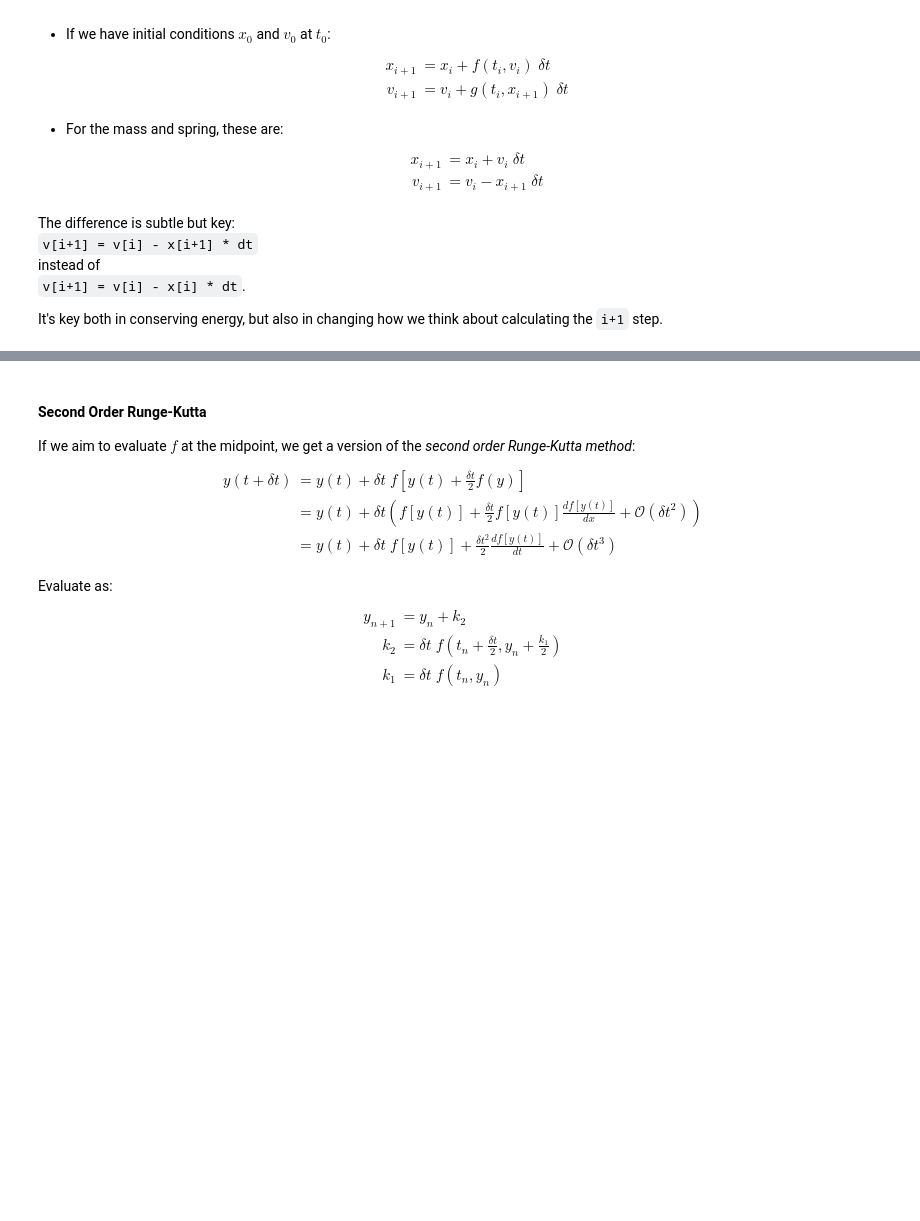
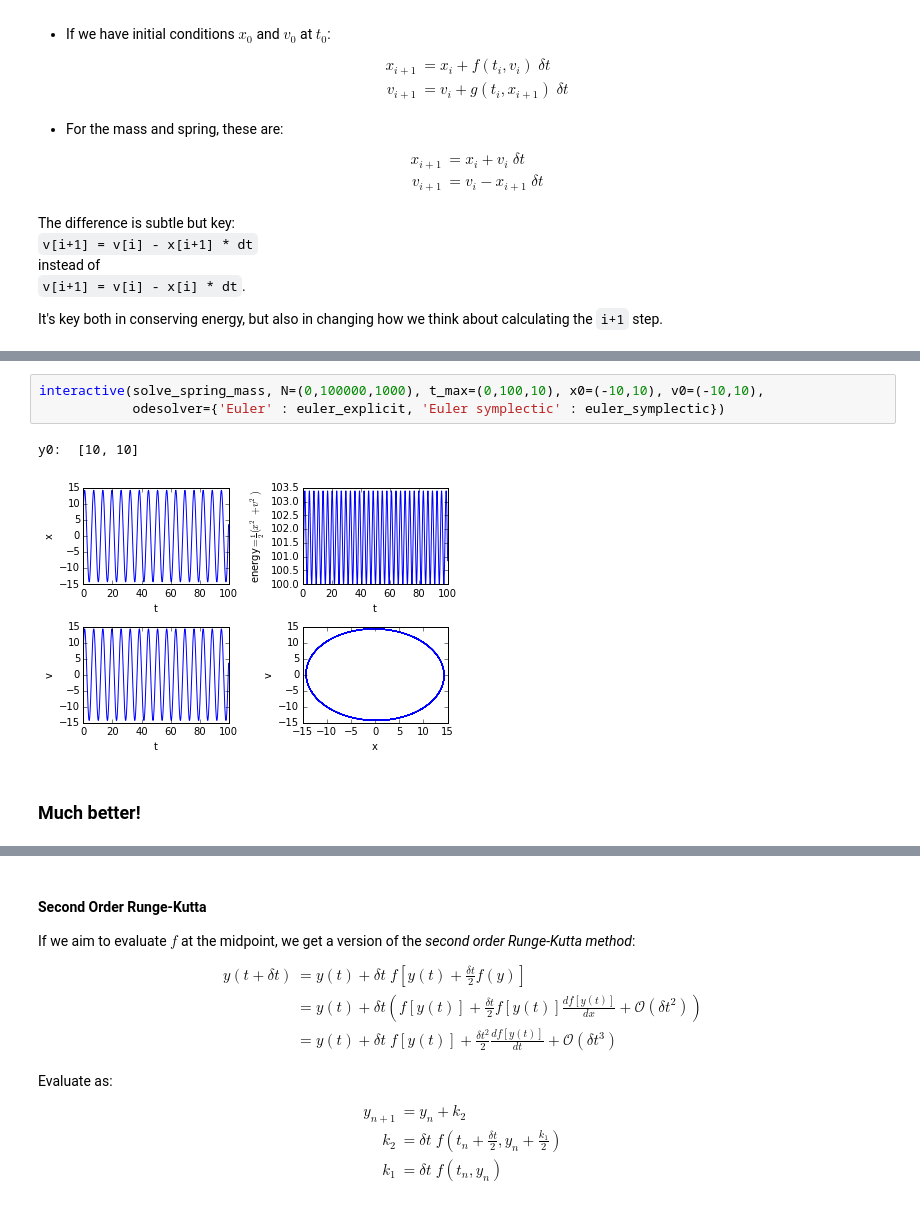
Before and after one commit to pitt1321/lectures, a Jupyter notebook: week_07/week_07.ipynb, the cells around one changed output, grey strips where cells are left out. Drawn from its saved outputs; the diff is of its cells as text; blank space fills up the shorter version.

```diff
--- a/week_07/week_07.ipynb
+++ b/week_07/week_07.ipynb
@@ -457 +535,9 @@ It's key both in conserving energy, but also in changing how we think about calc
+# %%
+interactive(solve_spring_mass, N=(0,100000,1000), t_max=(0,100,10), x0=(-10,10), v0=(-10,10),
+            odesolver={'Euler' : euler_explicit, 'Euler symplectic' : euler_symplectic})
+# %% [output]
+y0:  [10, 10]
+[figure, added]
+# %% [markdown]
+### Much better!
 # %% [markdown]
```
Also changed, not shown: parts of 10 cells of this notebook.
